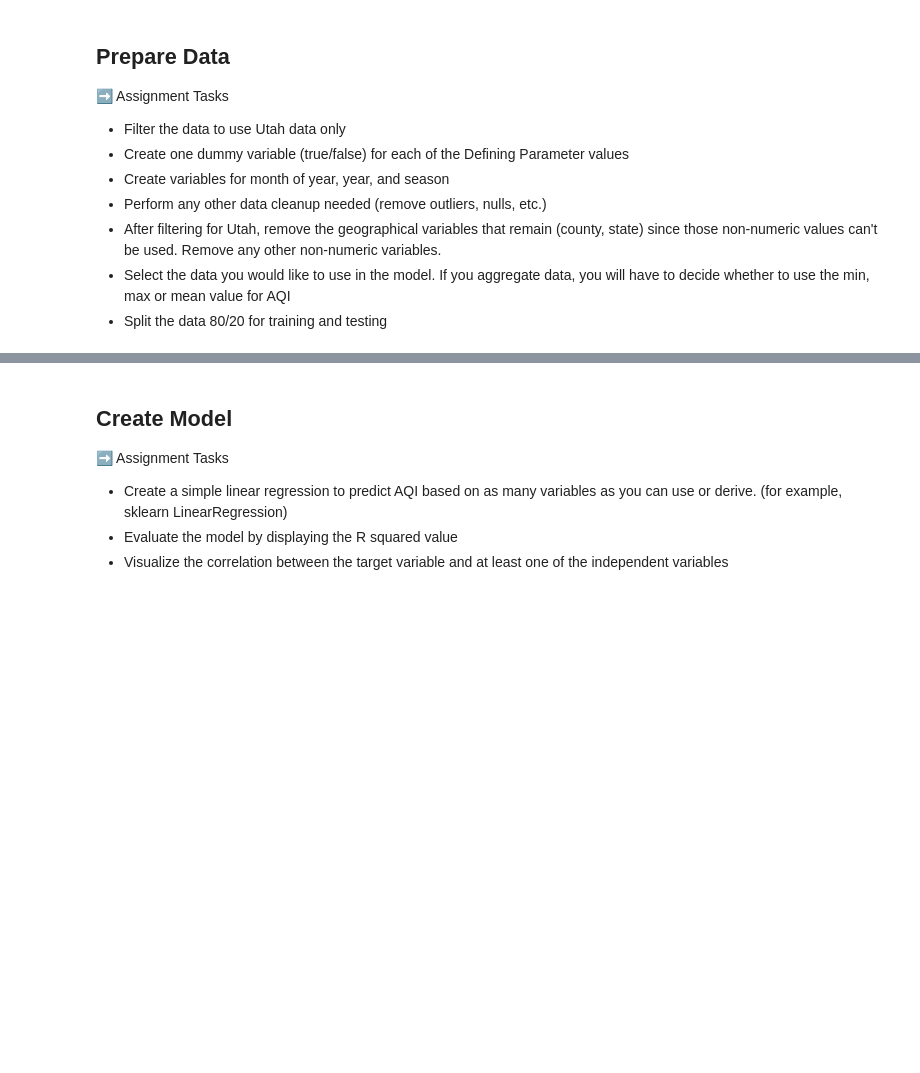
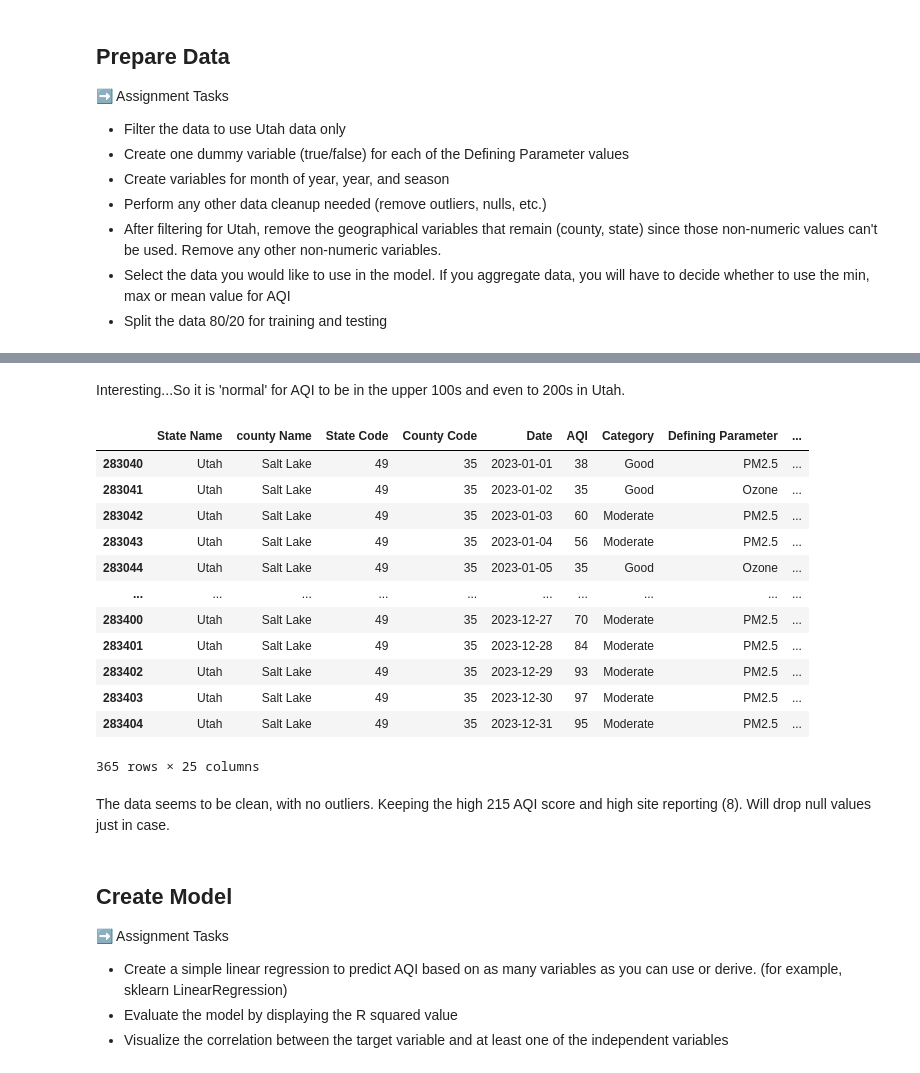
Before and after one commit to matiasarmesto/businessanalytics, a Jupyter notebook: Labs/Scripts/lab_11_air_quality_regression.ipynb, the cells around one changed output, grey strips where cells are left out. Saved outputs shown, nothing was run; the diff lists cells and outputs as text; code cells hidden in the pictures; blank space fills up the shorter version.

```diff
--- a/Labs/Scripts/lab_11_air_quality_regression.ipynb
+++ b/Labs/Scripts/lab_11_air_quality_regression.ipynb
@@ -89,0 +185,21 @@ df.describe()
+# %% [markdown]
+Interesting...So it is 'normal' for AQI to be in the upper 100s and even to 200s in Utah.
+# %%
+highsite = udf[udf['Number of Sites Reporting'] > 6]
+highsite
+# %% [output]
+|  | State Name | county Name | State Code | County Code | Date | AQI | Category | Defining Parameter | ... |
+| 283040 | Utah | Salt Lake | 49 | 35 | 2023-01-01 | 38 | Good | PM2.5 | ... |
+| 283041 | Utah | Salt Lake | 49 | 35 | 2023-01-02 | 35 | Good | Ozone | ... |
+| 283042 | Utah | Salt Lake | 49 | 35 | 2023-01-03 | 60 | Moderate | PM2.5 | ... |
+| 283043 | Utah | Salt Lake | 49 | 35 | 2023-01-04 | 56 | Moderate | PM2.5 | ... |
+| 283044 | Utah | Salt Lake | 49 | 35 | 2023-01-05 | 35 | Good | Ozone | ... |
+| ... | ... | ... | ... | ... | ... | ... | ... | ... | ... |
+| 283400 | Utah | Salt Lake | 49 | 35 | 2023-12-27 | 70 | Moderate | PM2.5 | ... |
+| 283401 | Utah | Salt Lake | 49 | 35 | 2023-12-28 | 84 | Moderate | PM2.5 | ... |
+| 283402 | Utah | Salt Lake | 49 | 35 | 2023-12-29 | 93 | Moderate | PM2.5 | ... |
+| 283403 | Utah | Salt Lake | 49 | 35 | 2023-12-30 | 97 | Moderate | PM2.5 | ... |
+| 283404 | Utah | Salt Lake | 49 | 35 | 2023-12-31 | 95 | Moderate | PM2.5 | ... |
+365 rows × 25 columns
+# %% [markdown]
+The data seems to be clean, with no outliers. Keeping the high 215 AQI score and high site reporting (8). Will drop null values just in case.
```
Also changed, not shown: parts of 12 cells of this notebook.
